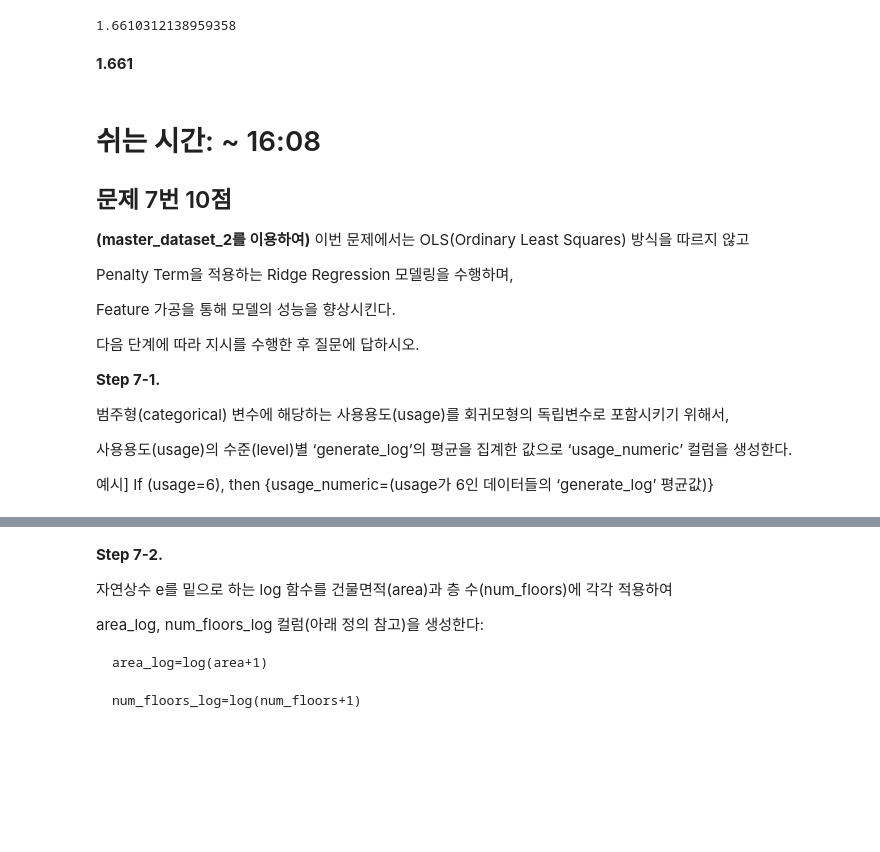
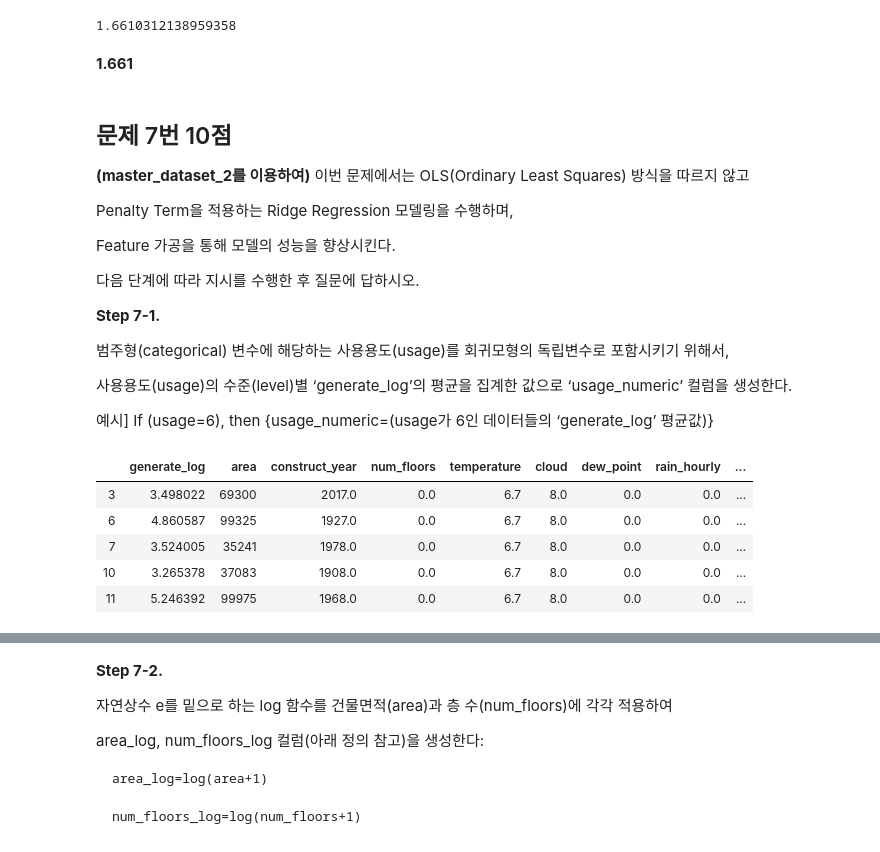
Before and after one commit to sunkusun9/prods_pro, a Jupyter notebook: prof2103_prob2.ipynb, the cells around one changed output, grey strips where cells are left out. Drawn from its saved outputs; the diff is of its cells as text; code cells hidden in the pictures; blank space fills up the shorter version.

```diff
--- a/prof2103_prob2.ipynb
+++ b/prof2103_prob2.ipynb
@@ -722,11 +726,9 @@ reg_lr.fit(df_master2[X_lr], df_master2['generate_log'])
 mean_squared_error(df_master2['generate_log'], reg_lr.predict(df_master2[X_lr])) ** 0.5
 # %% [output]
 1.6610312138959358
-# %% [markdown]
-**1.661**
+# %% [markdown]
+**1.661**
 # %% [markdown]
-# 쉬는 시간: ~ 16:08
-
 ## 문제 7번 10점
 
 **(master_dataset_2를 이용하여)** 이번 문제에서는 OLS(Ordinary Least Squares) 방식을 따르지 않고
@@ -744,3 +746,15 @@ Feature 가공을 통해 모델의 성능을 향상시킨다.
 사용용도(usage)의 수준(level)별 ‘generate_log’의 평균을 집계한 값으로 ‘usage_numeric’ 컬럼을 생성한다.
 
 예시] If (usage=6), then {usage_numeric=(usage가 6인 데이터들의 ‘generate_log’ 평균값)}
+# %%
+# 방법1 - 수준별로 평균을 구해 Series로 두고 치환 적용합니다 - train에서 추출하고, test에 적용할때 유용한 루틴입니다.
+s_usage_mean = df_master2.groupby('usage')['generate_log'].mean()
+df_master2['usage_numeric'] = df_master2['usage'].map(s_usage_mean)
+df_master2.head()
+# %% [output]
+|  | generate_log | area | construct_year | num_floors | temperature | cloud | dew_point | rain_hourly | ... |
+| 3 | 3.498022 | 69300 | 2017.0 | 0.0 | 6.7 | 8.0 | 0.0 | 0.0 | ... |
+| 6 | 4.860587 | 99325 | 1927.0 | 0.0 | 6.7 | 8.0 | 0.0 | 0.0 | ... |
+| 7 | 3.524005 | 35241 | 1978.0 | 0.0 | 6.7 | 8.0 | 0.0 | 0.0 | ... |
+| 10 | 3.265378 | 37083 | 1908.0 | 0.0 | 6.7 | 8.0 | 0.0 | 0.0 | ... |
+| 11 | 5.246392 | 99975 | 1968.0 | 0.0 | 6.7 | 8.0 | 0.0 | 0.0 | ... |
```
Also changed, not shown: parts of 31 cells of this notebook.
